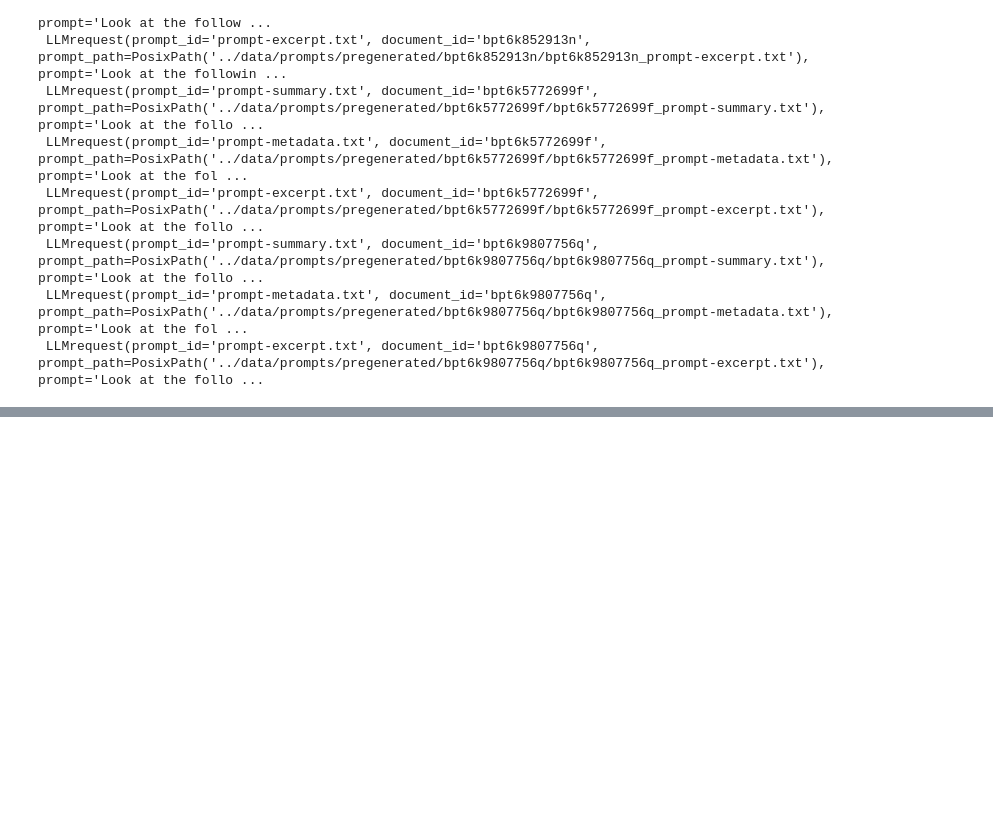
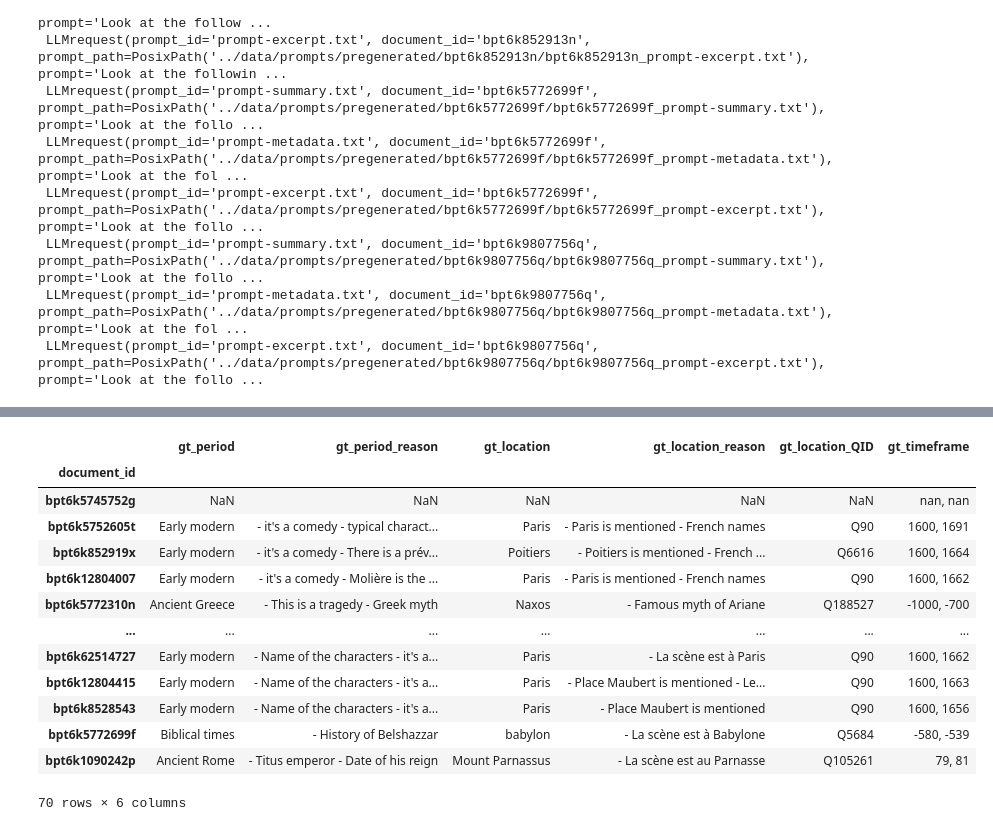
Before and after one commit to TextEnt/chrono-spatial-processing, a Jupyter notebook: notebooks/query-LLMs.ipynb, the cells around one changed output, grey strips where cells are left out. Cells and saved outputs as stored; diff of their text form; code cells hidden in the pictures; blank space fills up the shorter version.

```diff
--- a/notebooks/query-LLMs.ipynb
+++ b/notebooks/query-LLMs.ipynb
@@ -418,0 +413,31 @@ Processing prompt prompt-excerpt.txt for document bpt6k9807756q using model olla
+# %%
+import pandas as pd
+from pathlib import Path
+
+def llm_responses_to_dataframe(responses_base_path: Path) -> pd.DataFrame:
+    df = process_llm_responses(responses_base_path)
+    df.drop(columns=['response_raw', 'timeframe_reasoning'], inplace=True)
+
+    # fusion timeframe_start and timeframe_end into a single column
+    df['timeframe'] = df['timeframe_start'].astype(str) + ', ' + df['timeframe_end'].astype(str)
+    df.drop(columns=['timeframe_start', 'timeframe_end'], inplace=True)
+
+    # create a unique response ID
+    df['response_id'] = df['document_id'].astype(str) + '$' + df['prompt_id'].astype(str) + '$' + df['model_id'].astype(str)
+    df.set_index('response_id', inplace=True, drop=True)
+
+    # rename only selected columns
+    prediction_columns = ['period', 'period_reasoning', 'location', 'location_reasoning', 'location_qid', 'timeframe']
+    cols = df.columns[df.columns.str.contains('|'.join(prediction_columns))]
+    df.rename(columns={col: 'pred_' + col for col in df.columns if col in cols}, inplace=True)
+    return df
+
+def gt_annotations_to_dataframe(gt_base_path: Path, filename: str = 'textent-annotations - groundtruth-annotations.tsv') -> pd.DataFrame:
+    df = pd.read_csv(gt_base_path / filename, sep='\t').set_index('document_id')
+    df.drop(columns=['Unnamed: 11', 'Unnamed: 12', 'author', 'title', 'Anthology'], inplace=True)
+    df['timeframe'] = df['timeframe_start'].astype(str) + ', ' + df['timeframe_end'].astype(str)
+    df.drop(columns=['timeframe_start', 'timeframe_end'], inplace=True)
+    return df.add_prefix('gt_')
+
+def gt_metadata_to_dataframe(gt_base_path: Path, filename: str = 'textent-annotations - sample-metadata.tsv') -> pd.DataFrame:
+    return pd.read_csv(gt_base_path / filename, sep='\t').set_index('document_id')
@@ -418,0 +456,19 @@ Processing prompt prompt-excerpt.txt for document bpt6k9807756q using model olla
+# %%
+df_gt_annotations = gt_annotations_to_dataframe(Path('../data/groundtruth/'))
+# %%
+df_gt_annotations
+# %% [output]
+|  | gt_period | gt_period_reason | gt_location | gt_location_reason | gt_location_QID | gt_timeframe |
+| document_id |  |  |  |  |  |  |
+| bpt6k5745752g | NaN | NaN | NaN | NaN | NaN | nan, nan |
+| bpt6k5752605t | Early modern | - it's a comedy - typical charact... | Paris | - Paris is mentioned - French names | Q90 | 1600, 1691 |
+| bpt6k852919x | Early modern | - it's a comedy - There is a prév... | Poitiers | - Poitiers is mentioned - French ... | Q6616 | 1600, 1664 |
+| bpt6k12804007 | Early modern | - it's a comedy - Molière is the ... | Paris | - Paris is mentioned - French names | Q90 | 1600, 1662 |
+| bpt6k5772310n | Ancient Greece | - This is a tragedy - Greek myth | Naxos | - Famous myth of Ariane | Q188527 | -1000, -700 |
+| ... | ... | ... | ... | ... | ... | ... |
+| bpt6k62514727 | Early modern | - Name of the characters - it's a... | Paris | - La scène est à Paris | Q90 | 1600, 1662 |
+| bpt6k12804415 | Early modern | - Name of the characters - it's a... | Paris | - Place Maubert is mentioned - Le... | Q90 | 1600, 1663 |
+| bpt6k8528543 | Early modern | - Name of the characters - it's a... | Paris | - Place Maubert is mentioned | Q90 | 1600, 1656 |
+| bpt6k5772699f | Biblical times | - History of Belshazzar | babylon | - La scène est à Babylone | Q5684 | -580, -539 |
+| bpt6k1090242p | Ancient Rome | - Titus emperor - Date of his reign | Mount Parnassus | - La scène est au Parnasse | Q105261 | 79, 81 |
+70 rows × 6 columns
```
Also changed, not shown: parts of 19 cells of this notebook, 4 other files.
